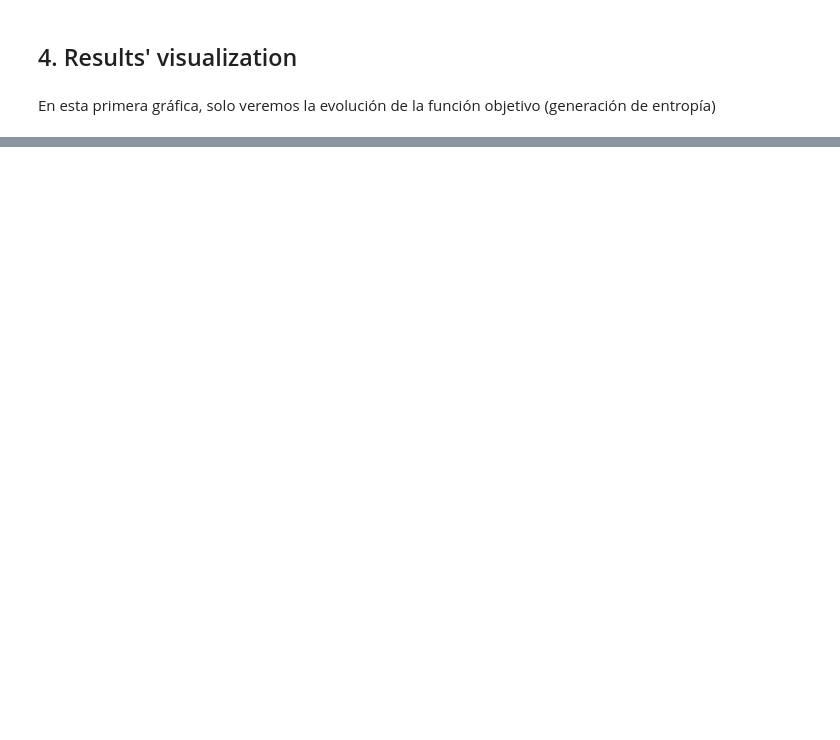
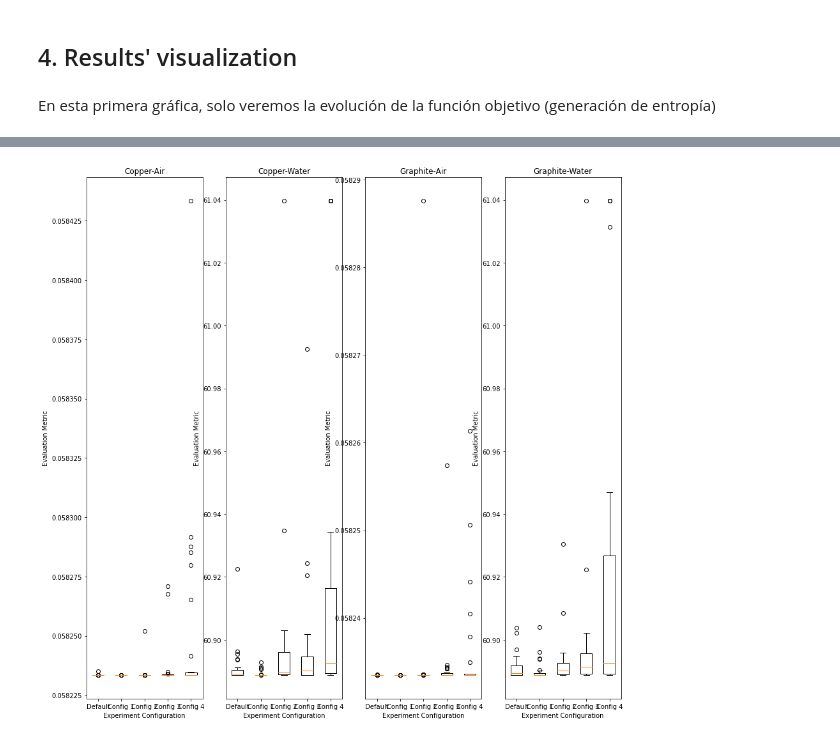
Before and after one commit to GuillermoPerezE/Microchannels, a Jupyter notebook: Notebook.ipynb, the cells around one changed output, grey strips where cells are left out. Saved outputs shown, nothing was run; the diff lists cells and outputs as text; code cells hidden in the pictures; blank space fills up the shorter version.

```diff
--- a/Notebook.ipynb
+++ b/Notebook.ipynb
@@ -172,0 +193,18 @@ met.historical
+# %%
+from customhys  import hyperheuristic as hh
+prob = fun.get_formatted_problem(is_constrained=True)
+hyp = None
+for i in range(26,31):
+    del hyp
+    hyp = hh.Hyperheuristic(heuristic_space=heuristic_space, problem=prob, file_label="MC_results2_Graphite_Wat_Ag_50_Stag_10_%d"%i, parameters=
+                            dict(cardinality=3,                # Max. numb. of SOs in MHs, lvl:1
+                              num_iterations=100,           # Iterations a MH performs, lvl:1
+                              num_agents=50,                # Agents in population,     lvl:1
+                              num_replicas=30,              # Replicas per each MH,     lvl:2
+                              num_steps=100,                # Trials per HH step,       lvl:2
+                              stagnation_percentage=0.1,    # Stagnation percentage,    lvl:2
+                              max_temperature=200,          # Initial temperature (SA), lvl:2
+                              cooling_rate=0.1)
+    )
+    sol, perf, e_sol = hyp.run()
+    print( sol, perf, e_sol, "\n\n")
@@ -184,0 +357,43 @@ parameters=dict(
+# %%
+C_A=[perf[0,:],perf[1,:],perf[2,:],perf[3,:],perf[4,:]]
+C_W=[perf[5,:],perf[6,:],perf[7,:],perf[8,:],perf[9,:]]
+G_A=[perf[10,:],perf[11,:],perf[12,:],perf[13,:],perf[14,:]]
+G_W=[perf[15,:],perf[16,:],perf[17,:],perf[18,:],perf[19,:]]
+
+#labels = ['Default', '50 Agents', 'Cardinality 2', '50 Iterations', '10 Stagnation']
+labels = ['Default', 'Config 1', 'Config 2', 'Config 3', 'Config 4']
+
+fig = plt.figure(figsize =(15, 15))
+ax1 =fig.add_subplot(1,4,1)
+plt.boxplot(C_A)
+plt.title("Copper-Air")
+plt.ylabel("Evaluation Metric")
+plt.xlabel("Experiment Configuration")
+#plt.yscale("log")
+plt.xticks([1, 2, 3, 4, 5], labels)
+ax2 =fig.add_subplot(1,4,2)
+plt.boxplot(C_W)
+plt.title("Copper-Water")
+plt.ylabel("Evaluation Metric")
+plt.xlabel("Experiment Configuration")
+#plt.yscale("log")
+plt.xticks([1, 2, 3, 4, 5], labels)
+ax3 =fig.add_subplot(1,4,3)
+plt.boxplot(G_A)
+plt.title("Graphite-Air")
+plt.ylabel("Evaluation Metric")
+plt.xlabel("Experiment Configuration")
+#plt.yscale("log")
+plt.xticks([1, 2, 3, 4, 5], labels)
+ax4 =fig.add_subplot(1,4,4)
+plt.boxplot(G_W)
+plt.title("Graphite-Water")
+plt.ylabel("Evaluation Metric")
+plt.xlabel("Experiment Configuration")
+#plt.yscale("log")
+plt.xticks([1, 2, 3, 4, 5], labels)
+plt.gcf()
+plt.savefig('resultsHH.jpg')
+plt.show()
+# %% [output]
+[figure, added]
```
Also changed, not shown: parts of 60 cells of this notebook, 4 other files.
